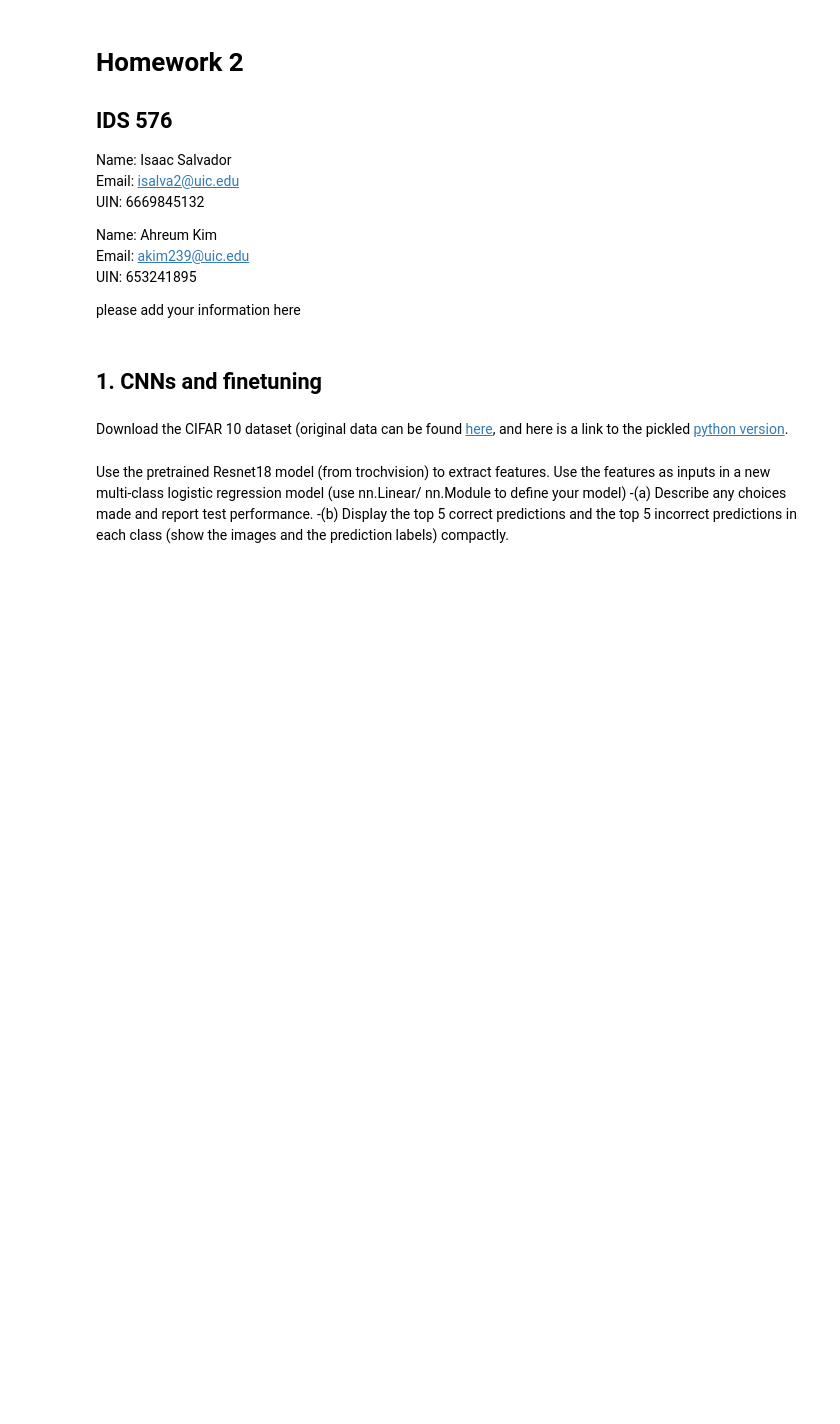
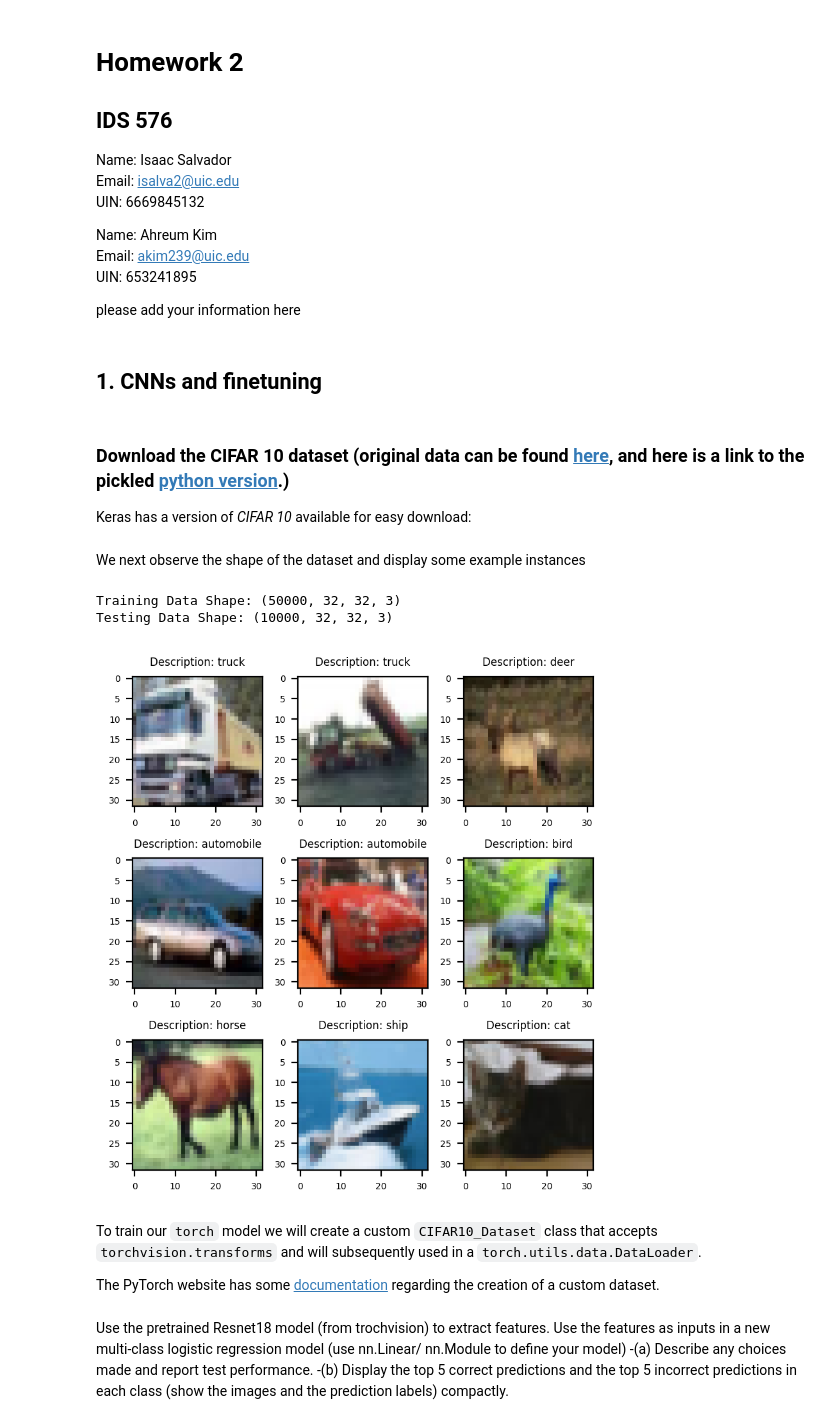
Before and after one commit to Team4IDS576/homework-assignments, a Jupyter notebook: Homework_2.ipynb, the cells around one changed output. Saved outputs shown, nothing was run; the diff lists cells and outputs as text; code cells hidden in the pictures; blank space fills up the shorter version.

Commit message:
Worked on HW2, working on CIFAR 10 Dataset.

```diff
--- a/Homework_2.ipynb
+++ b/Homework_2.ipynb
@@ -14,4 +14,54 @@ please add your information here
 ## 1. CNNs and finetuning
 # %% [markdown]
 
-Download the CIFAR 10 dataset (original data can be found [here](http://www.cs.toronto.edu/~kriz/cifar.html), and here is a link to the  pickled [python version](https://www.cs.toronto.edu/~kriz/cifar-10-python.tar.gz).
+### Download the CIFAR 10 dataset (original data can be found [here](http://www.cs.toronto.edu/~kriz/cifar.html), and here is a link to the  pickled [python version](https://www.cs.toronto.edu/~kriz/cifar-10-python.tar.gz).)
+
+Keras has a version of _CIFAR 10_ available for easy download:
+# %%
+# download CIFAR 10 dataset from keras
+import numpy as np
+from keras.datasets import cifar10
+
+# load CIFAR 10
+(X_train, y_train), (X_test, y_test) = cifar10.load_data()
+
+# from the keras website we can load the label descriptions
+y_description = ["airplane",
+                 "automobile",
+                 "bird",
+                 "cat",
+                 "deer",
+                 "dog",
+                 "frog",
+                 "horse",
+                 "ship",
+                 "truck"]
+# %% [markdown]
+We next observe the shape of the dataset and display some example instances
+# %%
+import matplotlib.pyplot as plt
+%matplotlib inline
+plt.rcParams.update({'font.size': 5})
+
+# obtain data summary
+plt.figure(figsize=(5, 5), dpi=200)
+
+for i in range(1,10):
+
+    plt.subplot(3,3,i,)
+    plt.title("Description: "+y_description[y_train[i][0]])
+
+    plt.imshow(X_train[i], cmap = plt.get_cmap('gray'))
+
+plt.subplots_adjust(wspace=0, hspace=0.4)
+
+print(f"Training Data Shape: {X_train.shape}\n"+
+      f"Testing Data Shape: {X_test.shape}")
+# %% [output]
+Training Data Shape: (50000, 32, 32, 3)
+Testing Data Shape: (10000, 32, 32, 3)
+[figure, added]
+# %% [markdown]
+To train our `torch` model we will create a custom `CIFAR10_Dataset` class that accepts `torchvision.transforms` and will subsequently used in a `torch.utils.data.DataLoader`.
+
+The PyTorch website has some [documentation](https://pytorch.org/tutorials/beginner/basics/data_tutorial.html) regarding the creation of a custom dataset.
```
Also changed, not shown: parts of 1 cell of this notebook.
